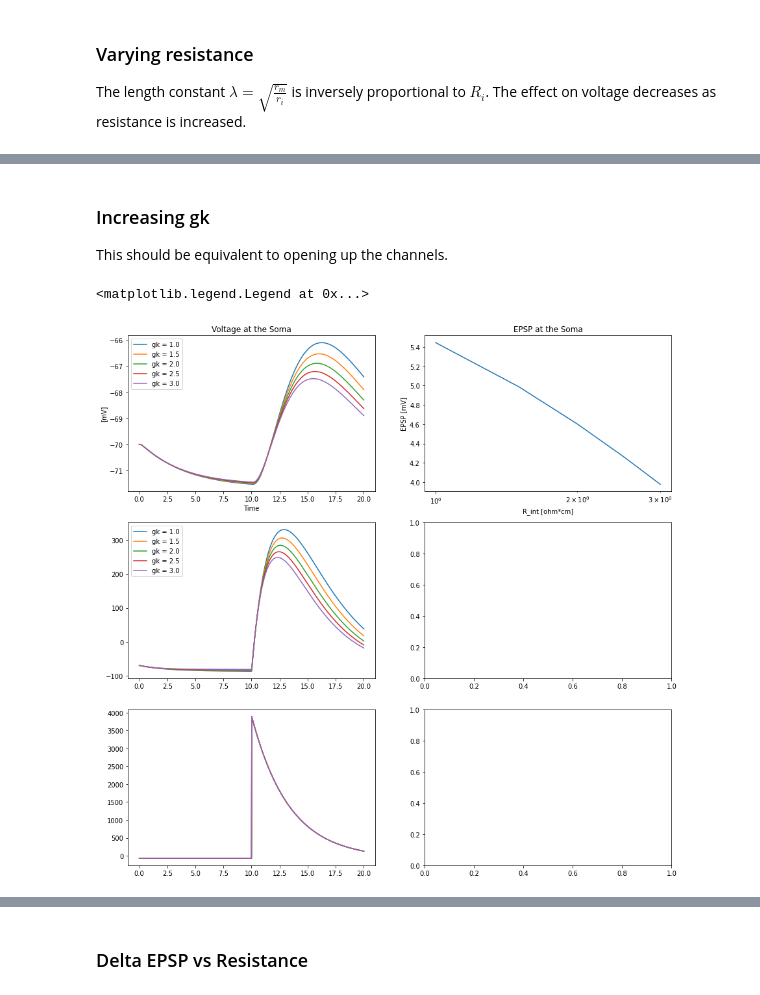
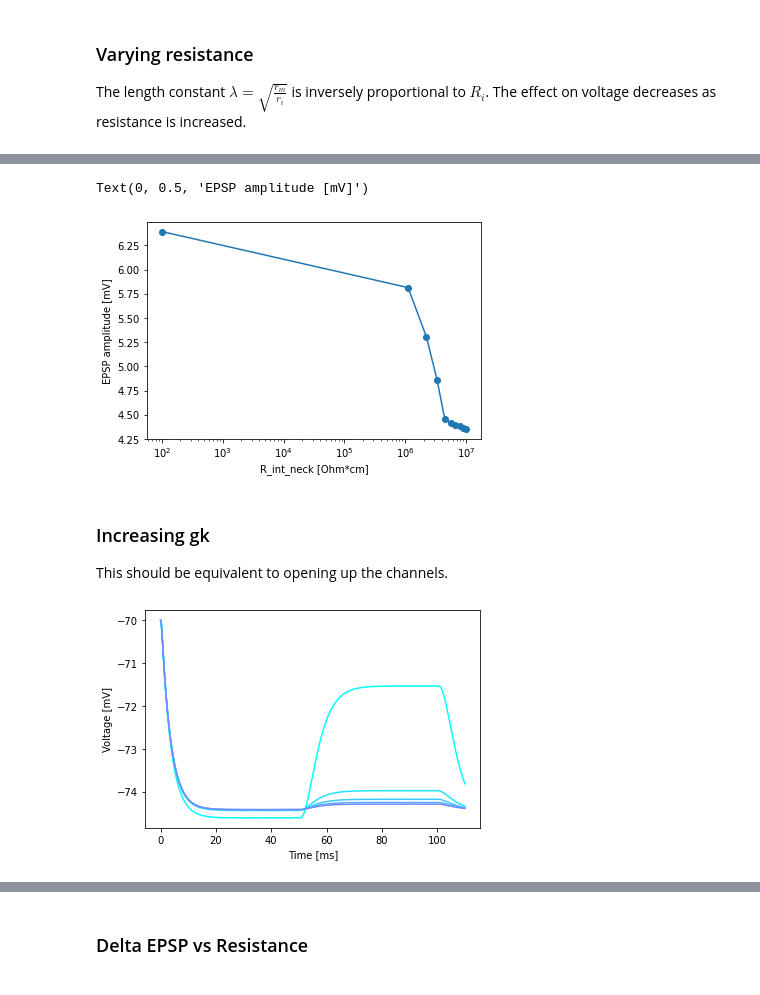
Before and after one commit to harpercho/dendritic-spines, a Jupyter notebook: simulation.ipynb, the cells around one changed output, grey strips where cells are left out. Drawn from its saved outputs; the diff is of its cells as text; code cells hidden in the pictures.

```diff
--- a/simulation.ipynb
+++ b/simulation.ipynb
@@ -345,32 +226,29 @@ Text(0.5, 1.0, 'EPSP at the Soma')
+# %%
+plt.semilogx(R_VALS, EPSPs)
+plt.scatter(R_VALS, EPSPs)
+plt.xlabel("R_int_neck [Ohm*cm]")
+plt.ylabel("EPSP amplitude [mV]")
+# %% [output]
+Text(0, 0.5, 'EPSP amplitude [mV]')
+[figure, added]
 # %% [markdown]
 ### Increasing gk
 
 This should be equivalent to opening up the channels.
-# %%
-gk_vals = np.linspace(1, 3, 5)
-EPSPs = np.zeros(len(gk_vals))
-
-fig, axs = plt.subplots(3,2, figsize = (15, 15))
-
-for idx,gk in enumerate(gk_vals):
-    M_spine_head, M_spine_neck, M_soma = run_sim(1e4*ohm*cm, gk)
-    axs[0][0].plot(M_soma[0].t/ms, M_soma[0].v/mV, label = "gk = " + str(gk))
-    axs[1][0].plot(M_spine_neck[0].t/ms, M_spine_neck[0].v/mV, label = "gk = " + str(gk))
-    axs[2][0].plot(M_spine_head[0].t/ms, M_spine_head[0].v/mV, label = "gk = " + str(gk))
-
-    EPSPs[idx] = EPSP(M_soma[0])
-
-axs[0][1].plot(gk_vals, EPSPs)
-axs[0][1].set_xscale('log')
-axs[0][0].legend()
-
-axs[0][0].set_ylabel("[mV]")
-axs[0][0].set_xlabel("Time")
-axs[0][0].set_title("Voltage at the Soma")
-axs[0][1].set_ylabel("EPSP [mV]")
-axs[0][1].set_xlabel("R_int [ohm*cm]")
-axs[0][1].set_title("EPSP at the Soma")
-axs[1][0].legend()
-# %% [output]
-<matplotlib.legend.Legend at 0x...>
-[figure, removed]
+# %%
+gk_vals = np.linspace(1, 30, )
+EPSPs = np.zeros(len(gk_vals))
+
+ax = plt.axes()
+cmap = [matplotlib.cm.get_cmap('cool')(i) for i in np.linspace(0,1,len(R_VALS))]
+
+ax.set_xlabel('Time [ms]')
+ax.set_ylabel('Voltage [mV]')
+
+for idx,gk in enumerate(gk_vals):
+    M_spine_head, M_spine_neck, M_soma = run_sim(default_params(gK = gk * msiemens/cm**2))
+    ax.plot(M_soma[0].t/ms, M_soma[0].v/mV, label = "gk = " + str(gk), color = cmap[idx])
+
+    EPSPs[idx] = EPSP(M_soma[0])
+# %% [output]
+[figure, added]
```
Also changed, not shown: parts of 12 cells of this notebook.
